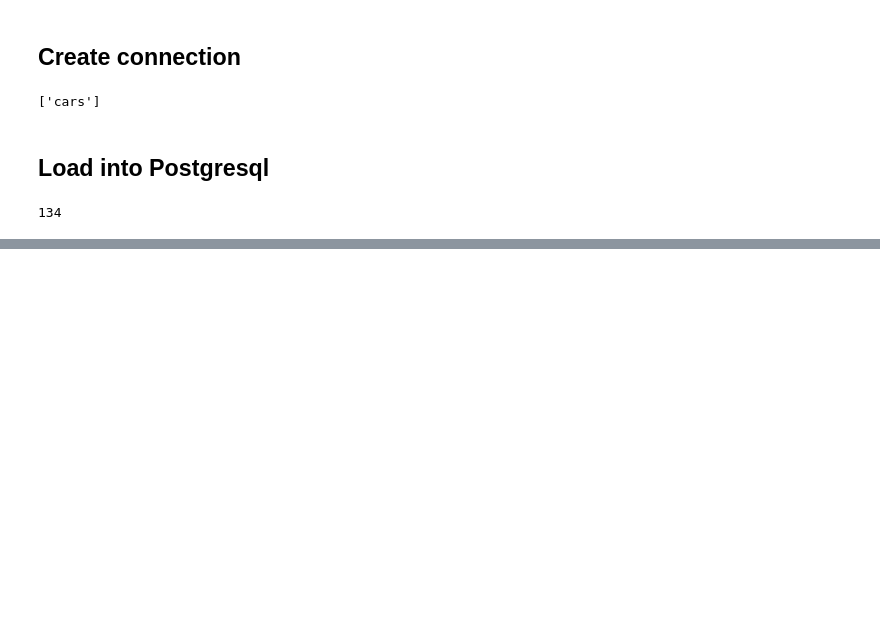
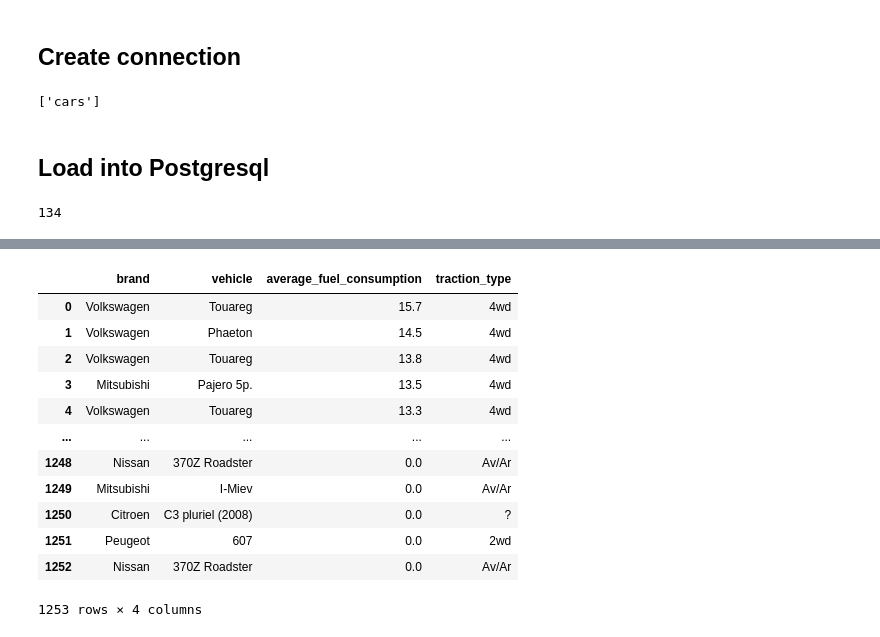
Before and after one commit to mflynn23/project2-etl-group1, a Jupyter notebook: cars_data.ipynb, the cells around one changed output, grey strips where cells are left out. Cells and saved outputs as stored; diff of their text form; code cells hidden in the pictures; blank space fills up the shorter version.

```diff
--- a/cars_data.ipynb
+++ b/cars_data.ipynb
@@ -97,0 +169,22 @@ cleaned_cars_df.to_sql(name='car', con=engine, if_exists='append', index=False)
+# %%
+query = "select brand \
+              , vehicle \
+              , average_fuel_consumption \
+              , traction_type \
+           from cars \
+       order by average_fuel_consumption desc"
+pd.read_sql_query(query, con=engine)
+# %% [output]
+|  | brand | vehicle | average_fuel_consumption | traction_type |
+| 0 | Volkswagen | Touareg | 15.7 | 4wd |
+| 1 | Volkswagen | Phaeton | 14.5 | 4wd |
+| 2 | Volkswagen | Touareg | 13.8 | 4wd |
+| 3 | Mitsubishi | Pajero 5p. | 13.5 | 4wd |
+| 4 | Volkswagen | Touareg | 13.3 | 4wd |
+| ... | ... | ... | ... | ... |
+| 1248 | Nissan | 370Z Roadster | 0.0 | Av/Ar |
+| 1249 | Mitsubishi | I-Miev | 0.0 | Av/Ar |
+| 1250 | Citroen | C3 pluriel (2008) | 0.0 | ? |
+| 1251 | Peugeot | 607 | 0.0 | 2wd |
+| 1252 | Nissan | 370Z Roadster | 0.0 | Av/Ar |
+1253 rows × 4 columns
```
Also changed, not shown: parts of 5 cells of this notebook.
